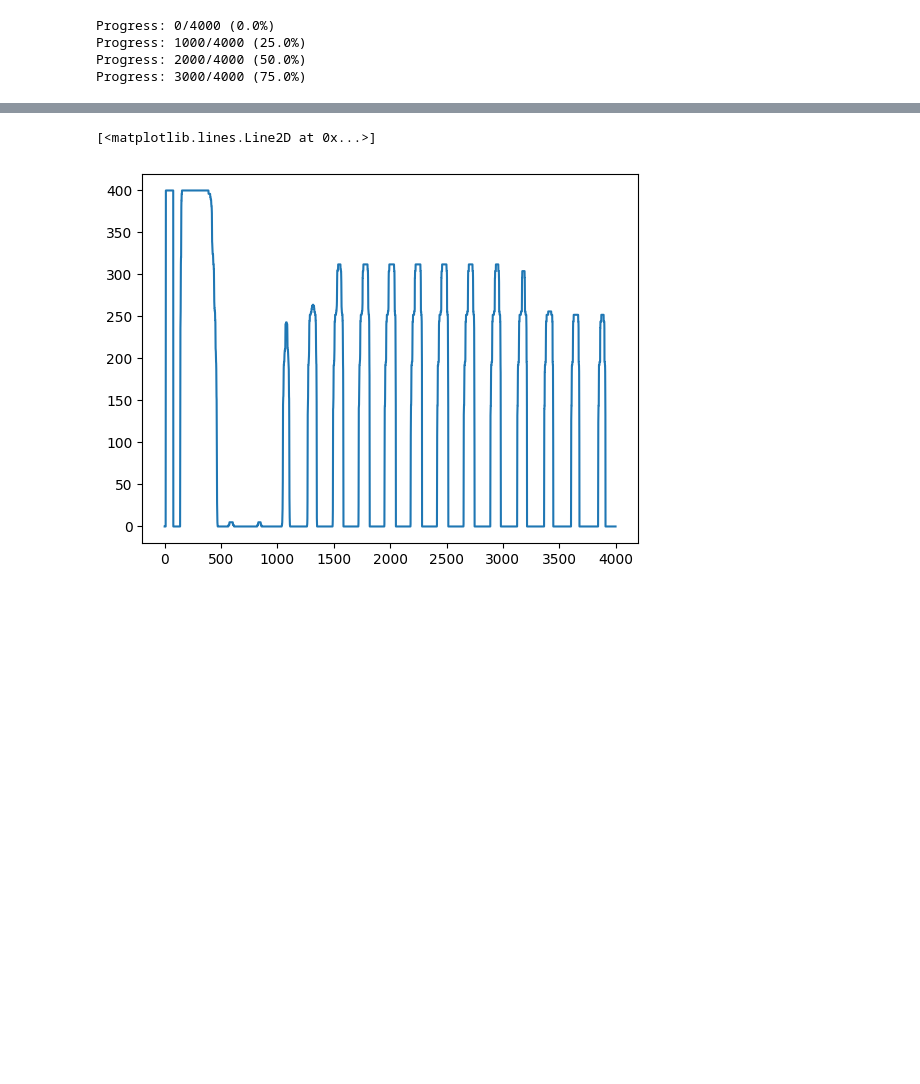
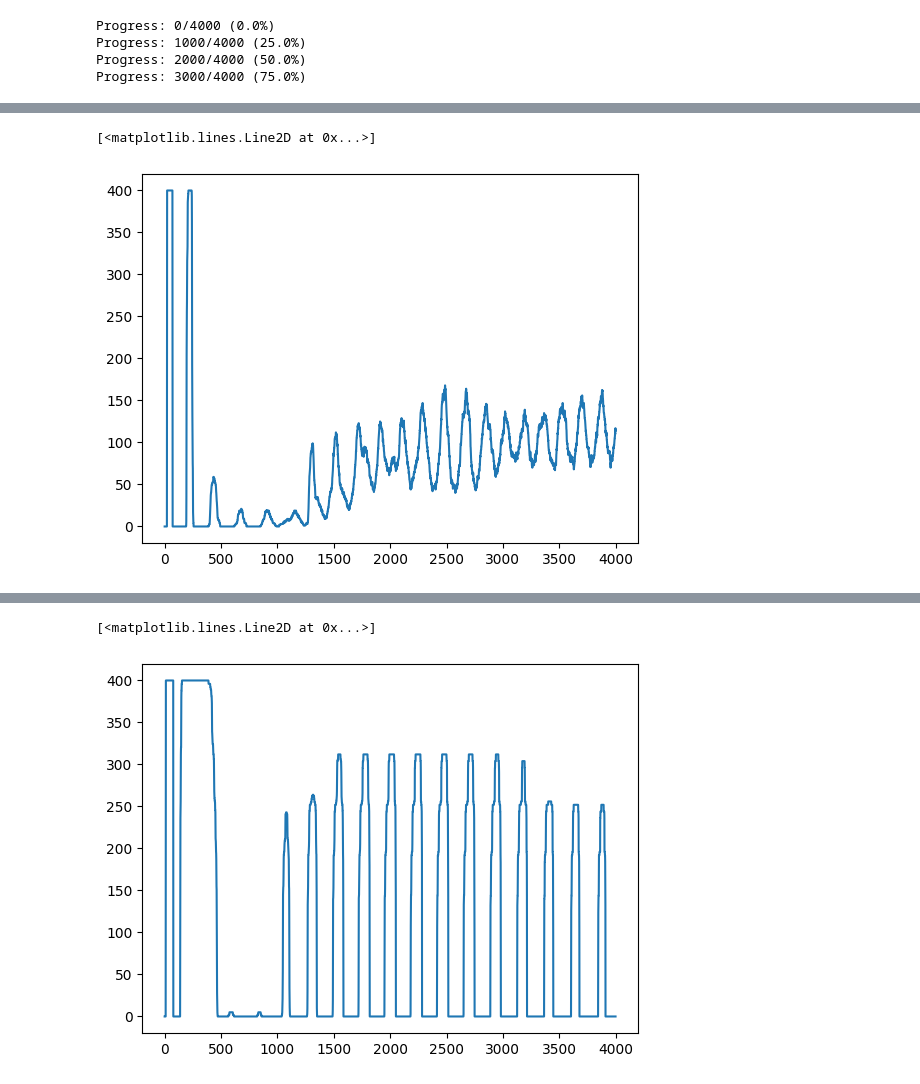
Before and after one commit to hhsherlock/Spiking_NN, a Jupyter notebook: mnst_learn/calculation.ipynb, the cells around one changed output, grey strips where cells are left out. Drawn from its saved outputs; the diff is of its cells as text; code cells hidden in the pictures; blank space fills up the shorter version.

```diff
--- a/mnst_learn/calculation.ipynb
+++ b/mnst_learn/calculation.ipynb
@@ -698,0 +691,5 @@ torch.Size([4000])
+# %%
+plt.plot(sum[:])
+# %% [output]
+[<matplotlib.lines.Line2D at 0x...>]
+[figure, added]
```
Also changed, not shown: parts of 13 cells of this notebook, 6 other files.
